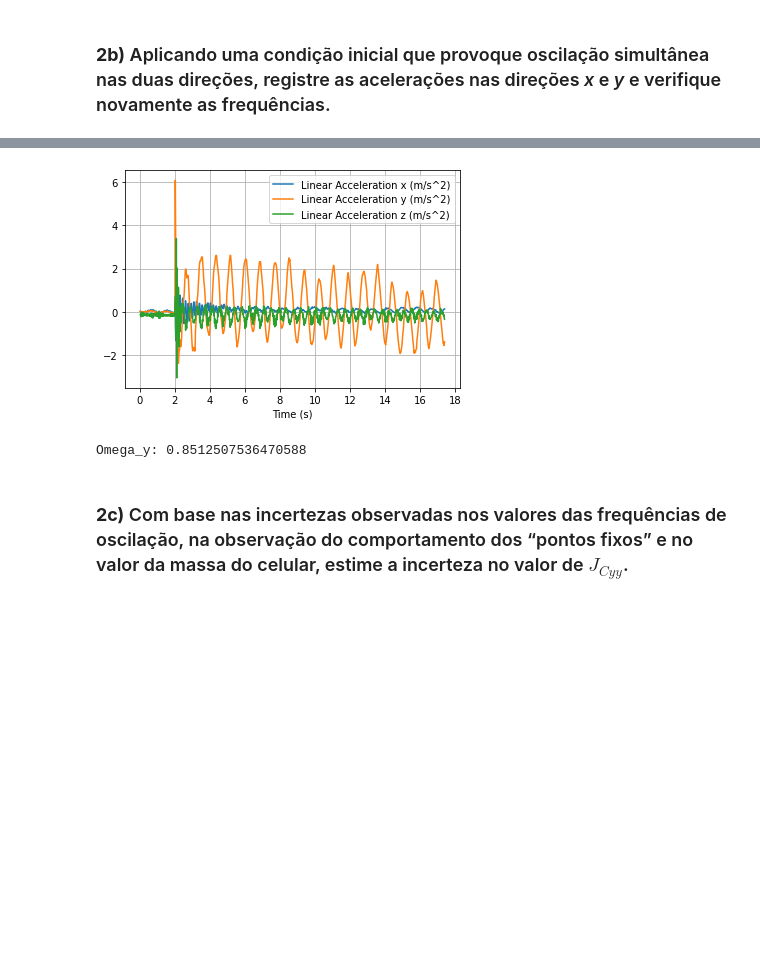
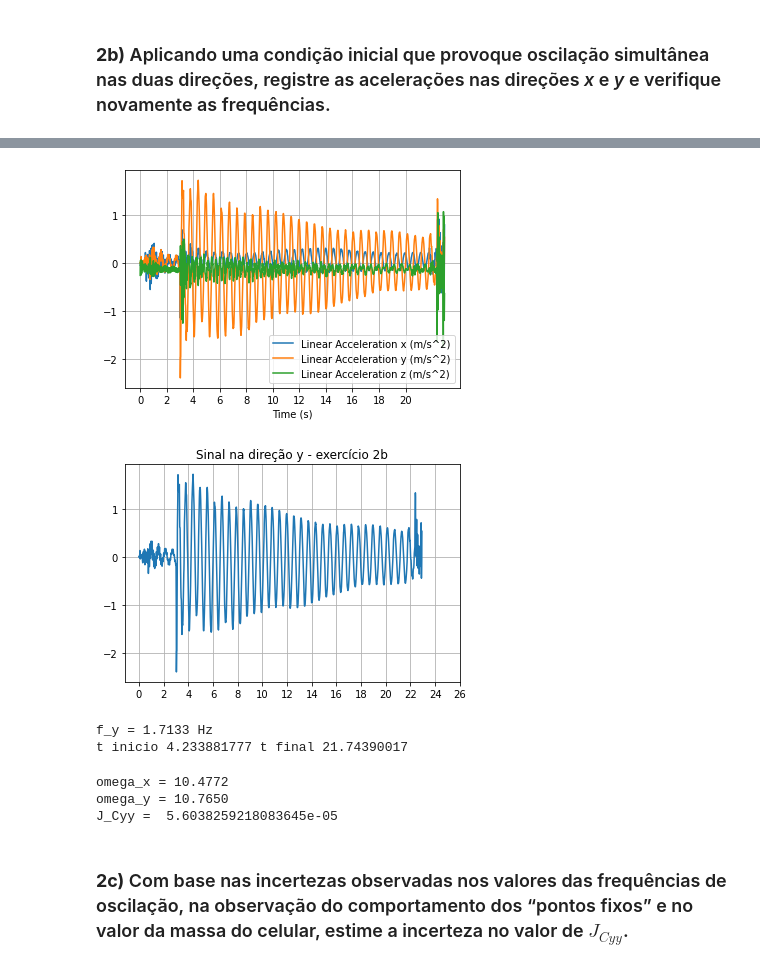
Before and after one commit to henrique-martinez/PME3403, a Jupyter notebook: lab2/lab_2.ipynb, the cells around one changed output, grey strips where cells are left out. Drawn from its saved outputs; the diff is of its cells as text; code cells hidden in the pictures; blank space fills up the shorter version.

Commit message:
imagens-diogo-final-exercicios

```diff
--- a/lab2/lab_2.ipynb
+++ b/lab2/lab_2.ipynb
@@ -132,10 +153,10 @@ $$
 # %% [markdown]
 ### **2b)** Aplicando uma condição inicial que provoque oscilação simultânea nas duas direções, registre as acelerações nas direções *x* e *y* e verifique novamente as frequências.
 # %%
-df = pd.read_csv("lab2q2a1-x.csv")
+df = pd.read_csv("lab2q2a1-x-v2.csv")
 
 df.plot(x="Time (s)", y=["Linear Acceleration x (m/s^2)","Linear Acceleration y (m/s^2)","Linear Acceleration z (m/s^2)"], kind="line")
-plt.xticks(range(0, 20, 2))
+plt.xticks(range(0, 30, 2))
 plt.grid()
 plt.show()
 
@@ -143,8 +164,14 @@ t = df['Time (s)'].to_list()
 x = df['Linear Acceleration x (m/s^2)'].to_list()
 y = df['Linear Acceleration y (m/s^2)'].to_list()
 
-t_inicial = 7
-N_repeticoes = 12
+plt.plot(t, x)
+plt.xticks(range(0, 28, 2))
+plt.title("Sinal na direção x - exercício 2b")
+plt.grid()
+plt.show()
+
+t_inicial = 4
+N_repeticoes = 35
 
 n_passagens = 0
 
@@ -157,5 +184,6 @@ for i in range(len(t)-10):
                 t_n = t[i]
             n_passagens += 1
 
-print("Omega_x:", (t_n-t_1)/N_repeticoes)
+print(f"f_x = %.4f Hz" %(N_repeticoes/(t_n-t_1)))
+print("t inicio", t_1, "t final", t_n)
 # %% [output]
@@ -164,32 +194,57 @@ Omega_x: 0.8474968182500001
 # %%
-df = pd.read_csv("lab2q2a1-y.csv")
+df = pd.read_csv("lab2q2a1-y-v2.csv")
 
 df.plot(x="Time (s)", y=["Linear Acceleration x (m/s^2)","Linear Acceleration y (m/s^2)","Linear Acceleration z (m/s^2)"], kind="line")
-plt.xticks(range(0, 20, 2))
+plt.xticks(range(0, 22, 2))
 plt.grid()
 plt.show()
 
 t = df['Time (s)'].to_list()
 x = df['Linear Acceleration x (m/s^2)'].to_list()
 y = df['Linear Acceleration y (m/s^2)'].to_list()
 
-t_inicial = 3
-N_repeticoes = 17
+plt.plot(t, y)
+plt.xticks(range(0, 28, 2))
+plt.title("Sinal na direção y - exercício 2b")
+plt.grid()
+plt.show()
+
+t_inicial = 4
+N_repeticoes = 30
 
 n_passagens = 0
 
 for i in range(len(t)-10):
     if t[i] > t_inicial:
         if y[i]>= 0 and y[i-1]<0 :
             if n_passagens == 0 :
                 t_1 = t[i]
             if n_passagens == N_repeticoes :
                 t_n = t[i]
             n_passagens += 1
 
-print("Omega_y:", (t_n-t_1)/N_repeticoes)
+print(f"f_y = %.4f Hz" %(N_repeticoes/(t_n-t_1)))
+print("t inicio", t_1, "t final", t_n)
 # %% [output]
-[figure, old version]
+[figure, new version]
+[figure, added]
-Omega_y: 0.8512507536470588
+f_y = 1.7133 Hz
+t inicio 4.233881777 t final 21.74390017
+# %%
+m = 0.141
+g= 9.79
+omega_x = 1.6675*2*np.pi
+omega_y = 1.7133*2*np.pi
+
+print(f"omega_x = %.4f" %omega_x)
+print(f"omega_y = %.4f" %omega_y)
+
+J_Cyy = m*(g**2)*(omega_y**2/omega_x**2 - 1)/omega_y**4
+
+print(f"J_Cyy = ", J_Cyy)
+# %% [output]
+omega_x = 10.4772
+omega_y = 10.7650
+J_Cyy =  5.6038259218083645e-05
 # %% [markdown]
 ### **2c)** Com base nas incertezas observadas nos valores das frequências de oscilação, na observação do comportamento dos “pontos fixos” e no valor da massa do celular, estime a incerteza no valor de $J_{Cyy}$.
```
Also changed, not shown: parts of 27 cells of this notebook, 8 other files.
